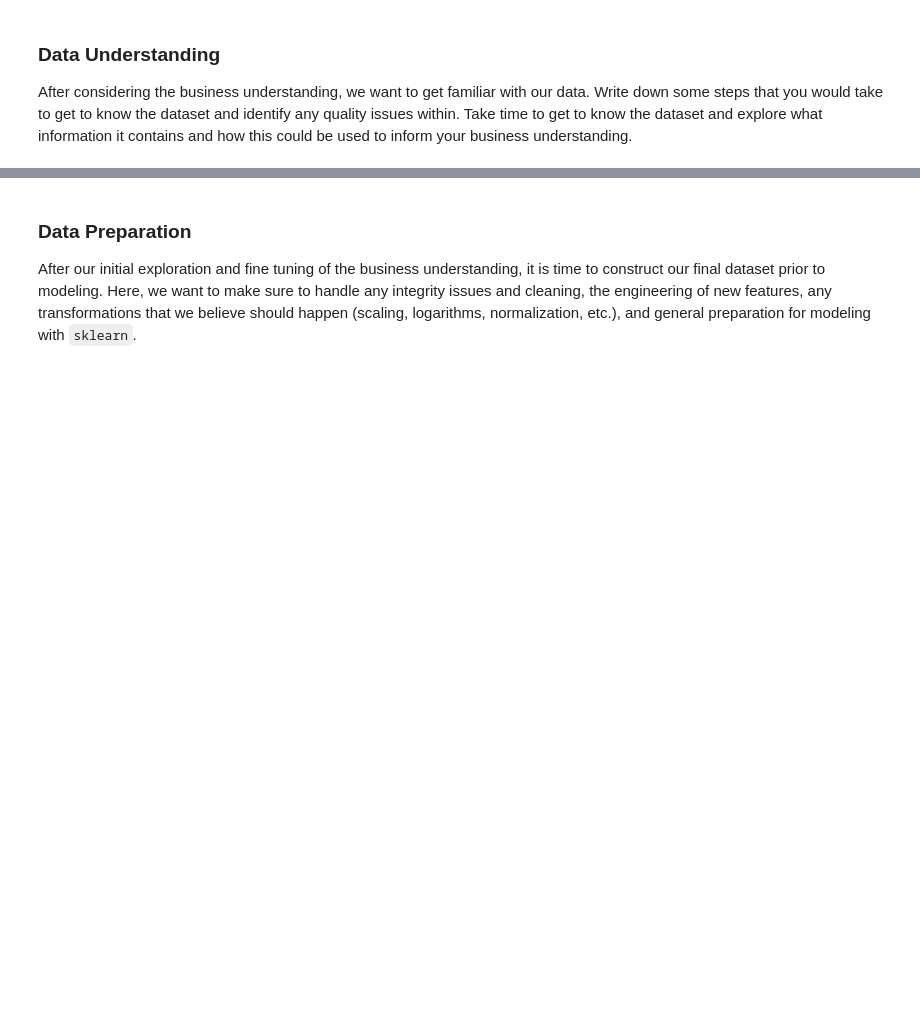
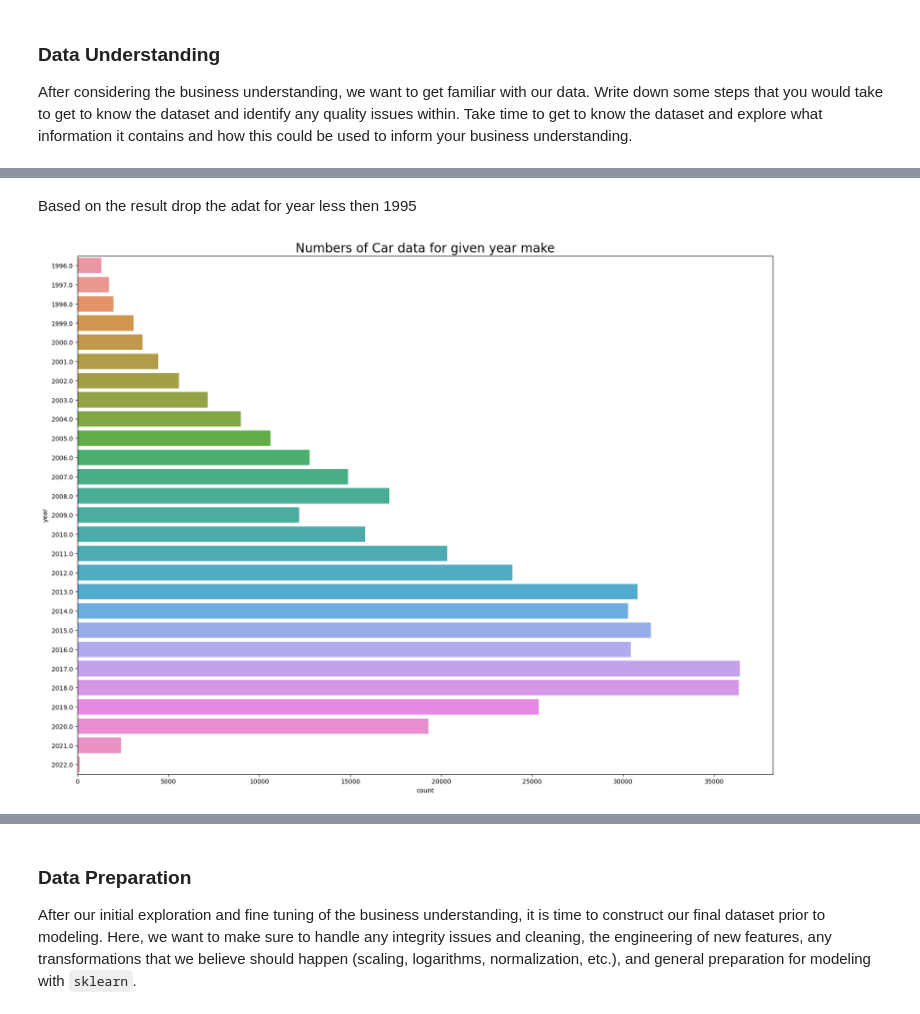
Before and after one commit to rvadavia/Assignment--11, a Jupyter notebook: UsedCraAIML.ipynb, the cells around one changed output, grey strips where cells are left out. Saved outputs shown, nothing was run; the diff lists cells and outputs as text; code cells hidden in the pictures; blank space fills up the shorter version.

```diff
--- a/UsedCraAIML.ipynb
+++ b/UsedCraAIML.ipynb
@@ -119,0 +189,15 @@ KeyboardInterrupt:
+# %% [markdown]
+Based on the result drop the adat for year less then 1995
+# %%
+
+
+UsedCar_data_r2 = UsedCar_data_r2.loc[UsedCar_data_r2["year"] > 1995 ]
+#UsedCar_data_r3 = UsedCar_data_r2[UsedCar_data_r2['year'] > 1995]
+
+
+plt.figure(figsize = (20, 15))
+sns.countplot(y = UsedCar_data_r2.year)
+plt.title("Numbers of Car data for given year make", fontsize = 20)
+plt.show()
+# %% [output]
+[figure, added]
```
Also changed, not shown: parts of 29 cells of this notebook, 3 other files.
